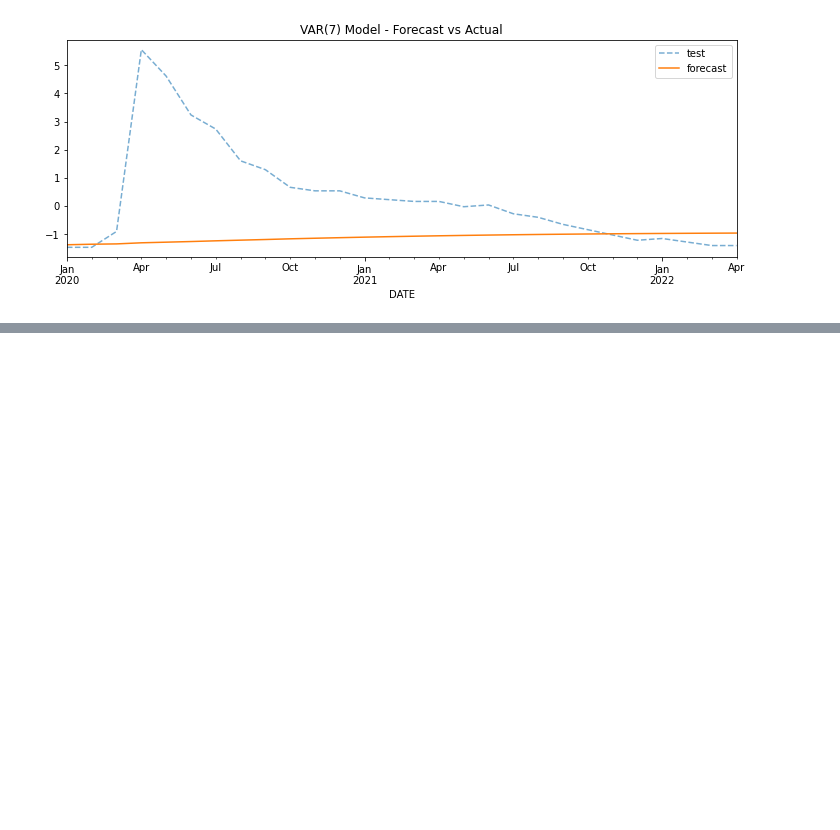
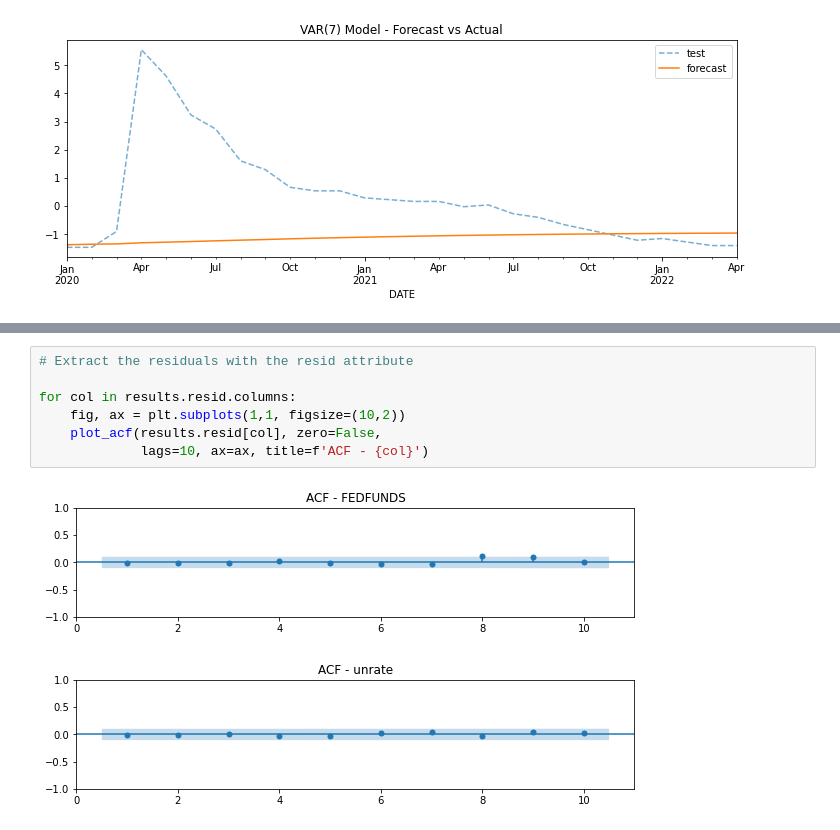
Before and after one commit to LaurbergMJ/TimeSeriesAnalysisWithPythonCookbook, a Jupyter notebook: Ch11.ipynb, the cells around one changed output, grey strips where cells are left out. Cells and saved outputs as stored; diff of their text form; blank space fills up the shorter version.

```diff
--- a/Ch11.ipynb
+++ b/Ch11.ipynb
@@ -659,0 +669,10 @@ from
+# %%
+# Extract the residuals with the resid attribute
+
+for col in results.resid.columns:
+    fig, ax = plt.subplots(1,1, figsize=(10,2))
+    plot_acf(results.resid[col], zero=False,
+             lags=10, ax=ax, title=f'ACF - {col}')
+# %% [output]
+[figure, added]
+[figure, added]
```
Also changed, not shown: parts of 33 cells of this notebook.
